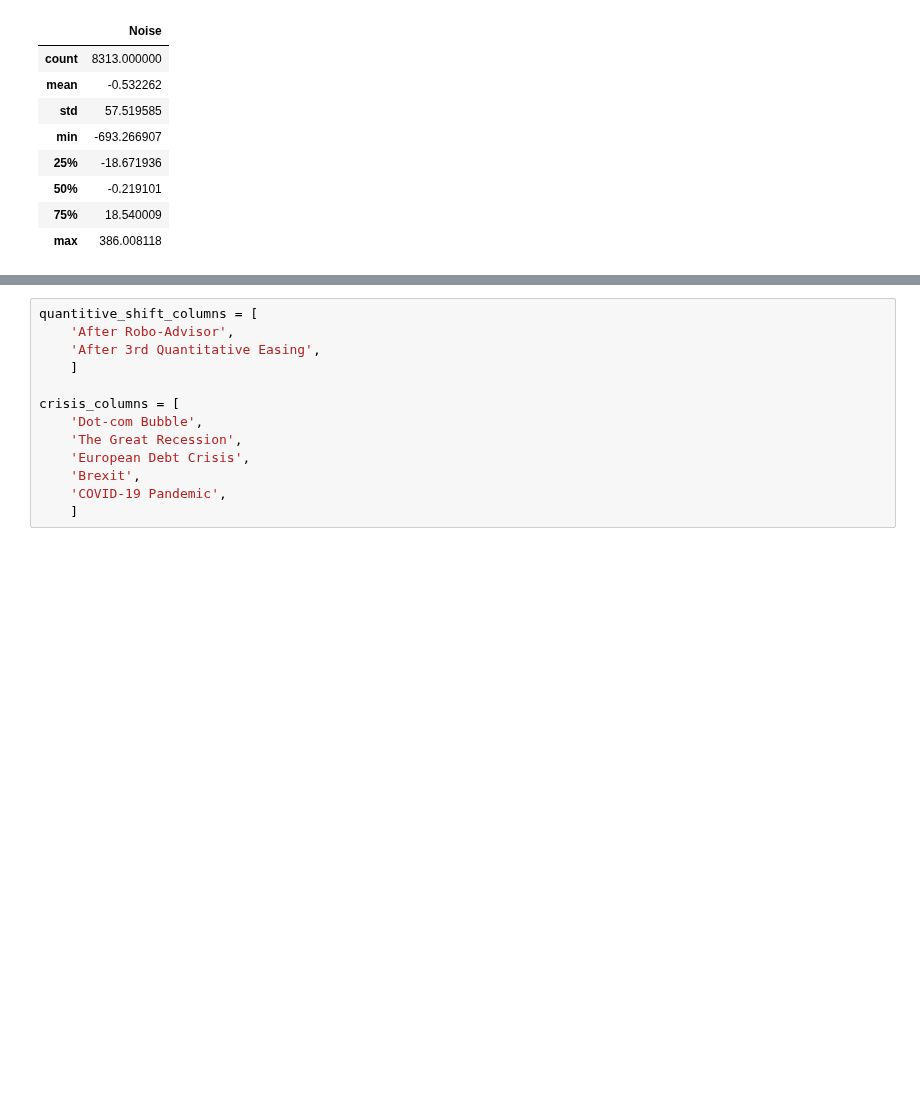
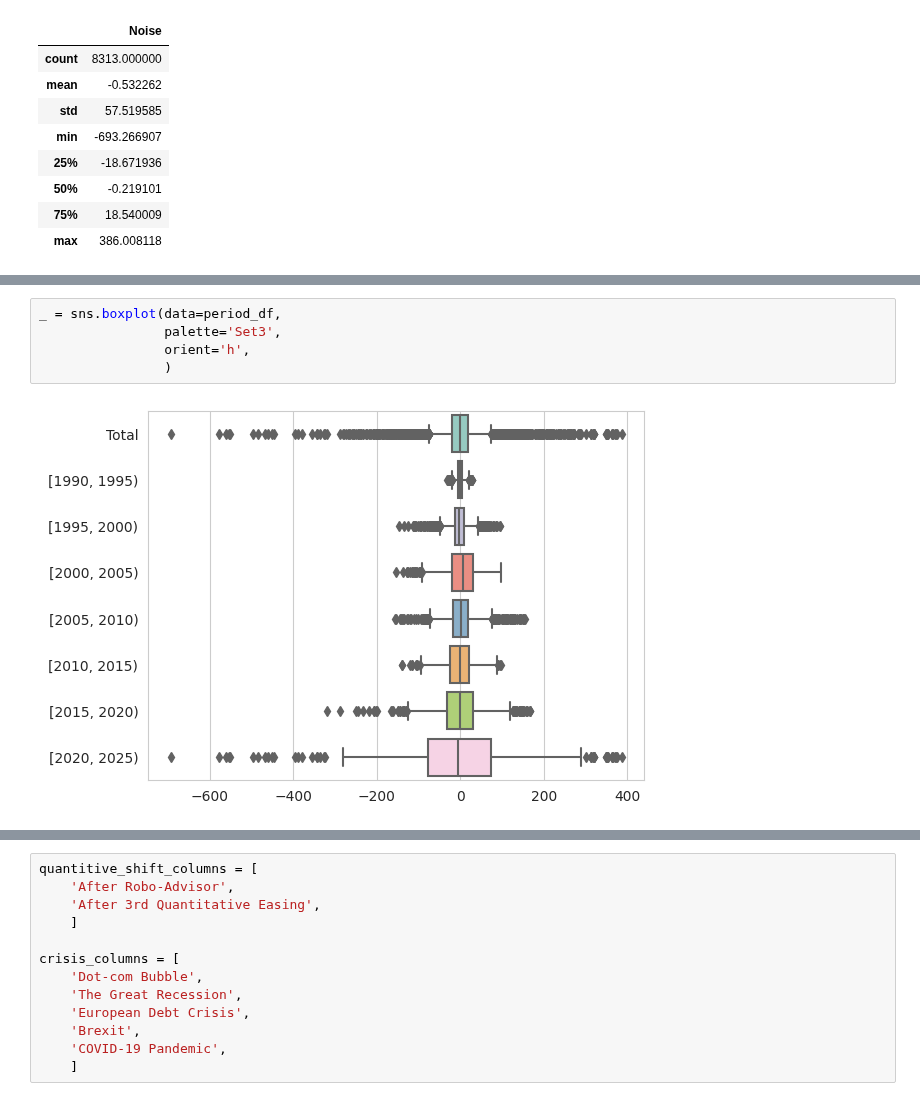
Before and after one commit to SOL1archive/Fin-Data-Denoising, a Jupyter notebook: noise-analysis.ipynb, the cells around one changed output, grey strips where cells are left out. Saved outputs shown, nothing was run; the diff lists cells and outputs as text; blank space fills up the shorter version.

```diff
--- a/noise-analysis.ipynb
+++ b/noise-analysis.ipynb
@@ -59,0 +72,7 @@ period_df
+# %%
+_ = sns.boxplot(data=period_df,
+                palette='Set3',
+                orient='h',
+                )
+# %% [output]
+[figure, added]
```
Also changed, not shown: parts of 16 cells of this notebook, 1 other file.
